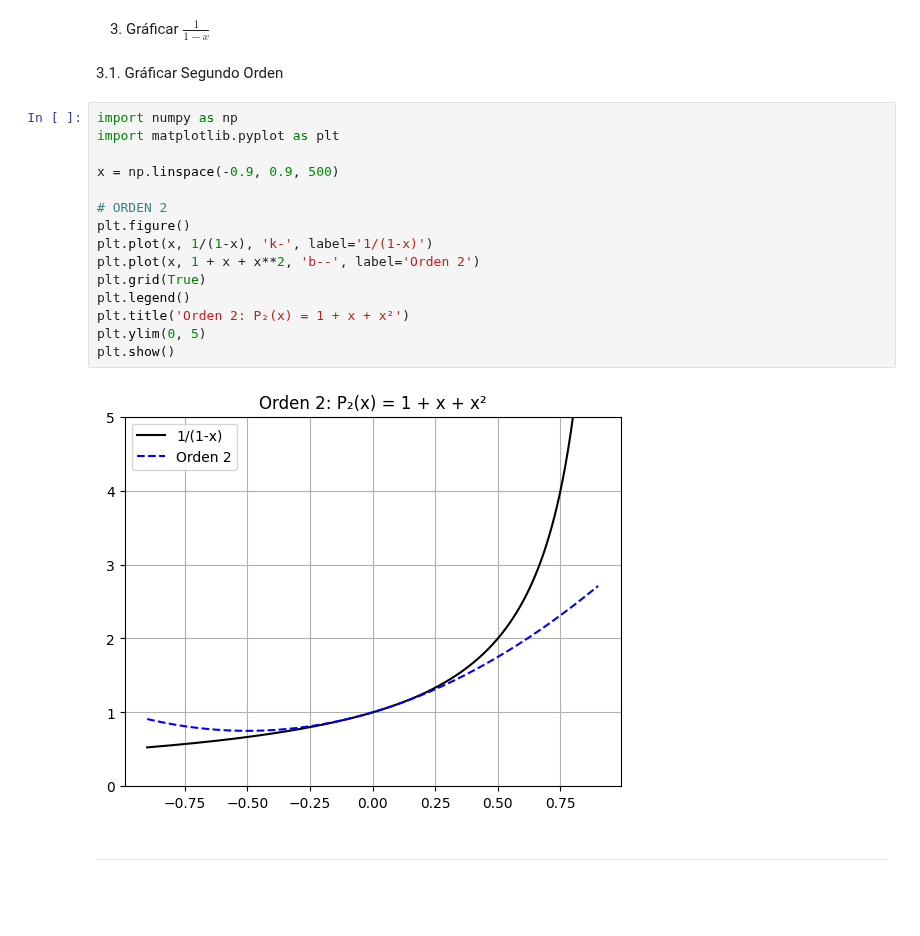
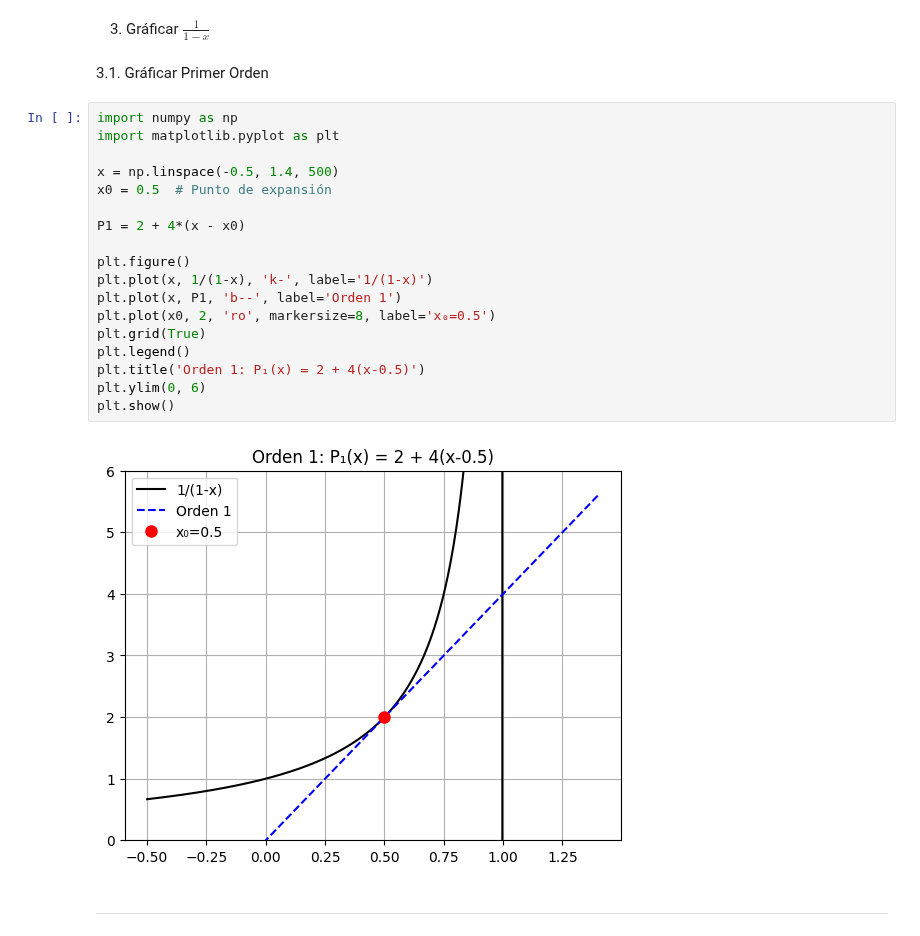
Before and after one commit to Aizel-shadow/Metodos_Numericos-, a Jupyter notebook: TALLERES/Taller03.ipynb, the cells around one changed output. Cells and saved outputs as stored; diff of their text form; blank space fills up the shorter version.

```diff
--- a/TALLERES/Taller03.ipynb
+++ b/TALLERES/Taller03.ipynb
@@ -138,24 +138,27 @@ plt.show()
 # %% [markdown]
 3. Gráficar $\frac{1}{1-x}$
 # %% [markdown]
-3.1. Gráficar Segundo Orden
+3.1. Gráficar Primer Orden
 # %%
 import numpy as np
 import matplotlib.pyplot as plt
 
-x = np.linspace(-0.9, 0.9, 500)
+x = np.linspace(-0.5, 1.4, 500)
+x0 = 0.5  # Punto de expansión
 
-# ORDEN 2
+P1 = 2 + 4*(x - x0)
+
 plt.figure()
 plt.plot(x, 1/(1-x), 'k-', label='1/(1-x)')
-plt.plot(x, 1 + x + x**2, 'b--', label='Orden 2')
+plt.plot(x, P1, 'b--', label='Orden 1')
+plt.plot(x0, 2, 'ro', markersize=8, label='x₀=0.5')
 plt.grid(True)
 plt.legend()
-plt.title('Orden 2: P₂(x) = 1 + x + x²')
-plt.ylim(0, 5)
+plt.title('Orden 1: P₁(x) = 2 + 4(x-0.5)')
+plt.ylim(0, 6)
 plt.show()
 # %% [output]
-[figure, old version]
+[figure, new version]
 # %% [markdown]
 ---
 # %% [markdown]
```
Also changed, not shown: parts of 14 cells of this notebook.
